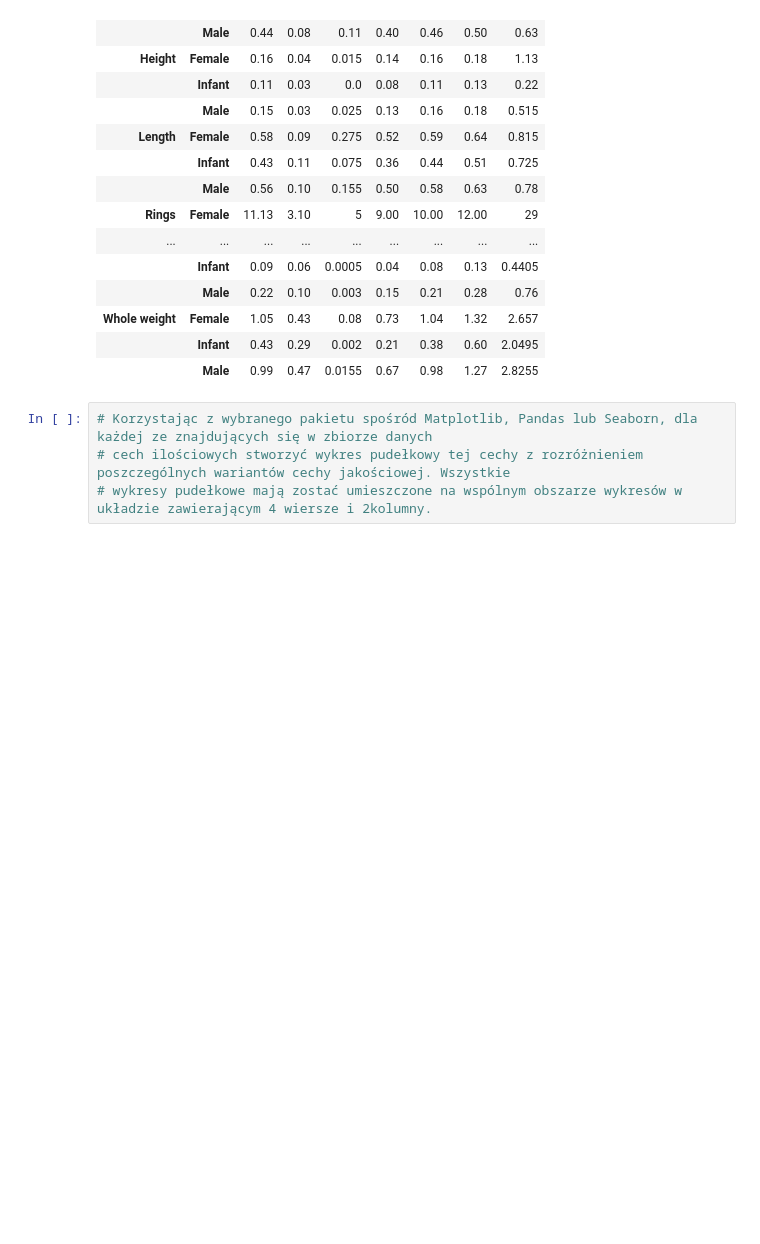
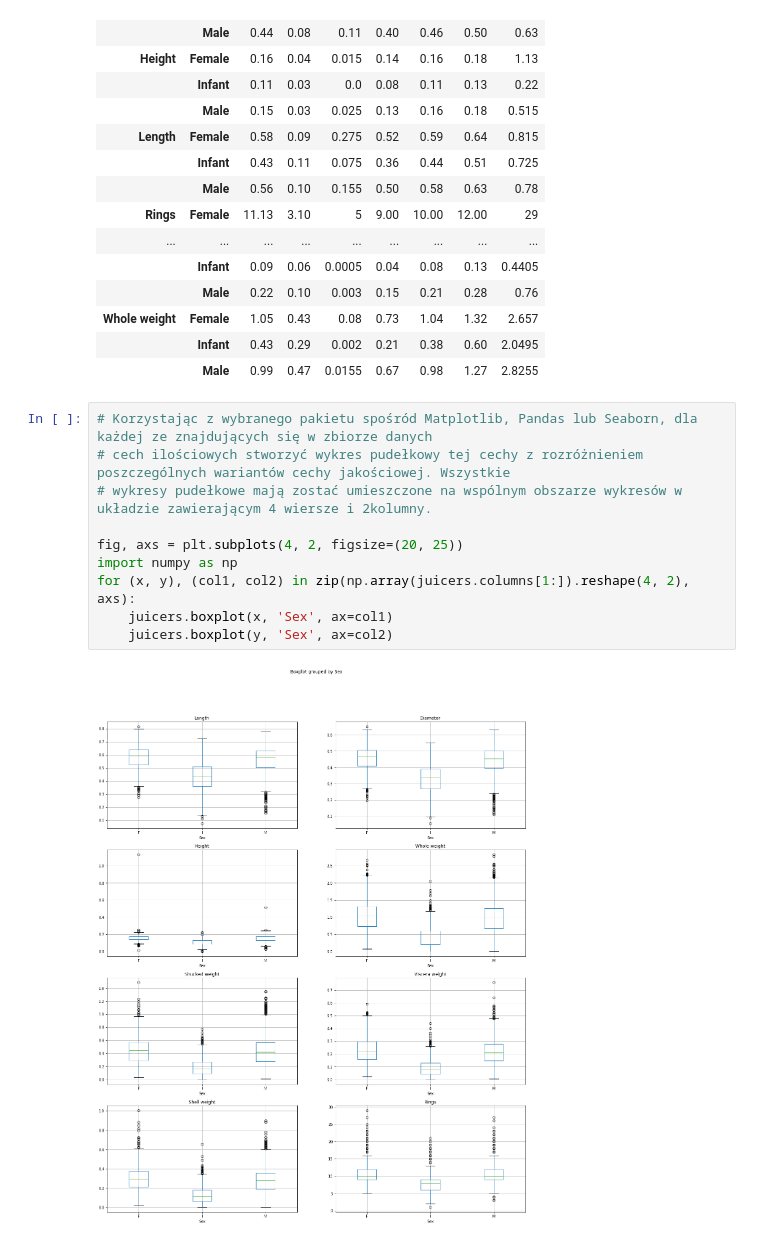
Before and after one commit to szymonwrobel/PythonTask, a Jupyter notebook: Task04/Task_04.ipynb, the cells around one changed output. Saved outputs shown, nothing was run; the diff lists cells and outputs as text; blank space fills up the shorter version.

```diff
--- a/Task04/Task_04.ipynb
+++ b/Task04/Task_04.ipynb
@@ -191,7 +189,15 @@ juicers_ultimate_table
 | Whole weight | Female | 1.05 | 0.43 | 0.08 | 0.73 | 1.04 | 1.32 | 2.657 |
 |  | Infant | 0.43 | 0.29 | 0.002 | 0.21 | 0.38 | 0.60 | 2.0495 |
 |  | Male | 0.99 | 0.47 | 0.0155 | 0.67 | 0.98 | 1.27 | 2.8255 |
-# %%
-# Korzystając z wybranego pakietu spośród Matplotlib, Pandas lub Seaborn, dla każdej ze znajdujących się w zbiorze danych
-# cech ilościowych stworzyć wykres pudełkowy tej cechy z rozróżnieniem poszczególnych wariantów cechy jakościowej. Wszystkie
-# wykresy pudełkowe mają zostać umieszczone na wspólnym obszarze wykresów w układzie zawierającym 4 wiersze i 2kolumny.
+# %%
+# Korzystając z wybranego pakietu spośród Matplotlib, Pandas lub Seaborn, dla każdej ze znajdujących się w zbiorze danych
+# cech ilościowych stworzyć wykres pudełkowy tej cechy z rozróżnieniem poszczególnych wariantów cechy jakościowej. Wszystkie
+# wykresy pudełkowe mają zostać umieszczone na wspólnym obszarze wykresów w układzie zawierającym 4 wiersze i 2kolumny.
+
+fig, axs = plt.subplots(4, 2, figsize=(20, 25))
+import numpy as np
+for (x, y), (col1, col2) in zip(np.array(juicers.columns[1:]).reshape(4, 2), axs):
+    juicers.boxplot(x, 'Sex', ax=col1)
+    juicers.boxplot(y, 'Sex', ax=col2)
+# %% [output]
+[figure, added]
```
Also changed, not shown: parts of 1 cell of this notebook.
